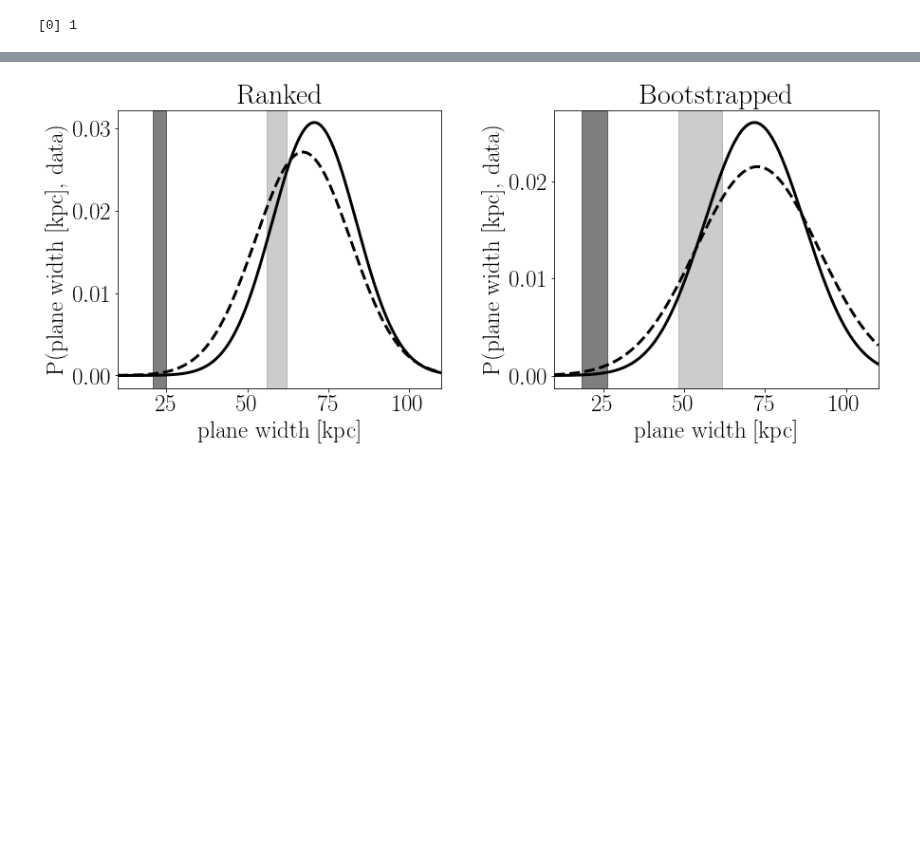
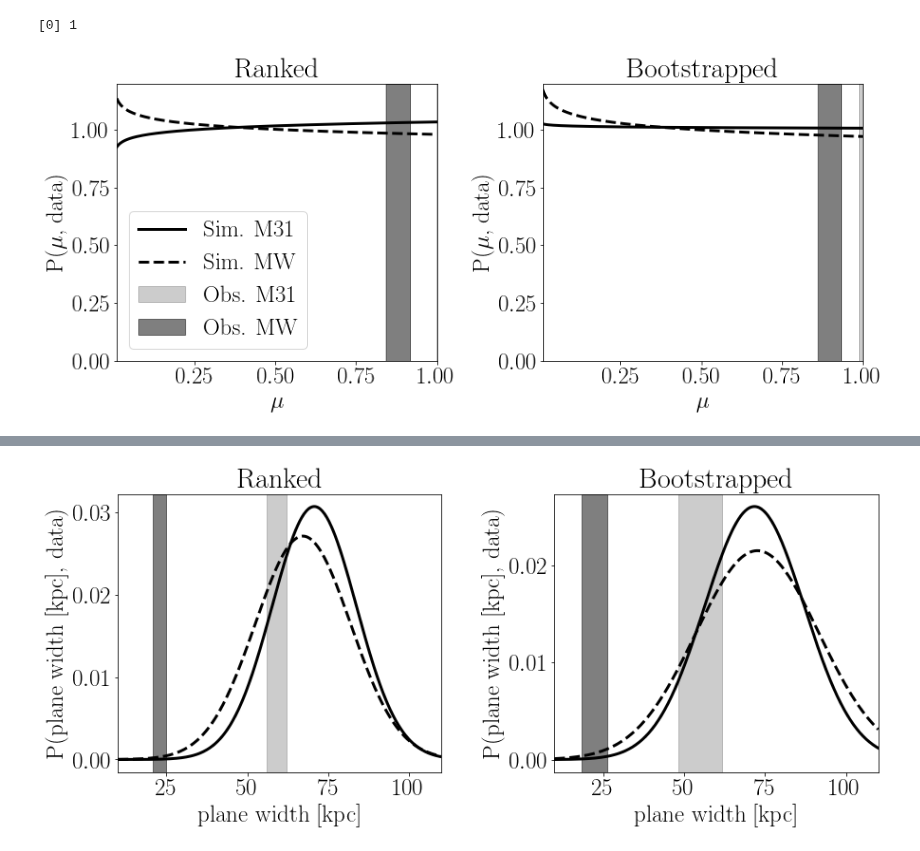
Before and after one commit to astroandes/SatelliteShapeLG, a Jupyter notebook: code/plot.ipynb, the cells around one changed output, grey strips where cells are left out. Saved outputs shown, nothing was run; the diff lists cells and outputs as text; code cells hidden in the pictures; blank space fills up the shorter version.

```diff
--- a/code/plot.ipynb
+++ b/code/plot.ipynb
@@ -179,18 +192,27 @@ def gauss(x,mean,sigma):
     return 0.5*((x-mean)/sigma)**2.0
 
 def power(x,alpha,sigma):
-    return -np.log(alpha * x**(alpha-1.0))
+    return -np.log(alpha * (x+1E-8)**(alpha-1.0))
 
-def get_distro(full_data, field, min_alpha, max_alpha, min_support, max_support, p_func=None, n_alpha=300):
+def get_distro(full_data, field, min_alpha, max_alpha, min_support, max_support, p_func=None, n_alpha=300, random=False):
     alpha = np.linspace(min_alpha, max_alpha, n_alpha)
     p_alpha_data = np.zeros(n_alpha)
 
-    sigma = np.std(full_data[field])
-    mean = np.mean(full_data[field])
-    n_points =  len(full_data[field])
+    if random:
+        sigma = np.std(full_data[field+'_random'])
+        mean = np.mean(full_data[field+'_random'])
+        n_points =  len(full_data[field+'_random'])
+    else:
+        sigma = np.std(full_data[field])
+        mean = np.mean(full_data[field])
+        n_points =  len(full_data[field])
+
     for i in range(n_alpha):
         for j in range(n_points):
-            p_alpha_data[i] += p_func(full_data[field][j], alpha[i], sigma)
+            if random:
+                p_alpha_data[i] += p_func(full_data[field+'_random'][j], alpha[i], sigma)
+            else:
+                p_alpha_data[i] += p_func(full_data[field][j], alpha[i], sigma)
     p_alpha_data = p_alpha_data - np.min(p_alpha_data)
     p_alpha_data = np.exp(-p_alpha_data)
     norm_data = np.trapz(p_alpha_data, x=alpha)
@@ -275,0 +372,4 @@ def distribution_plot(field):
+# %%
+distribution_plot_random('mu')
+# %% [output]
+[figure, added]
```
Also changed, not shown: parts of 10 cells of this notebook.
